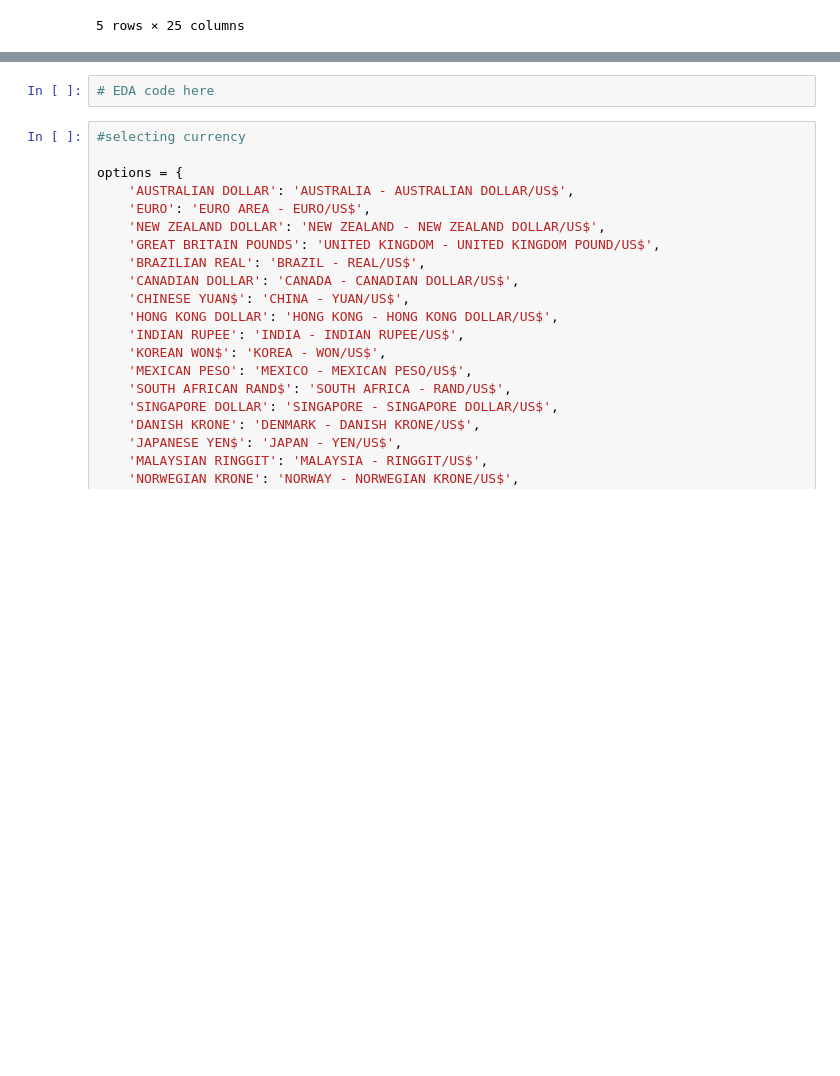
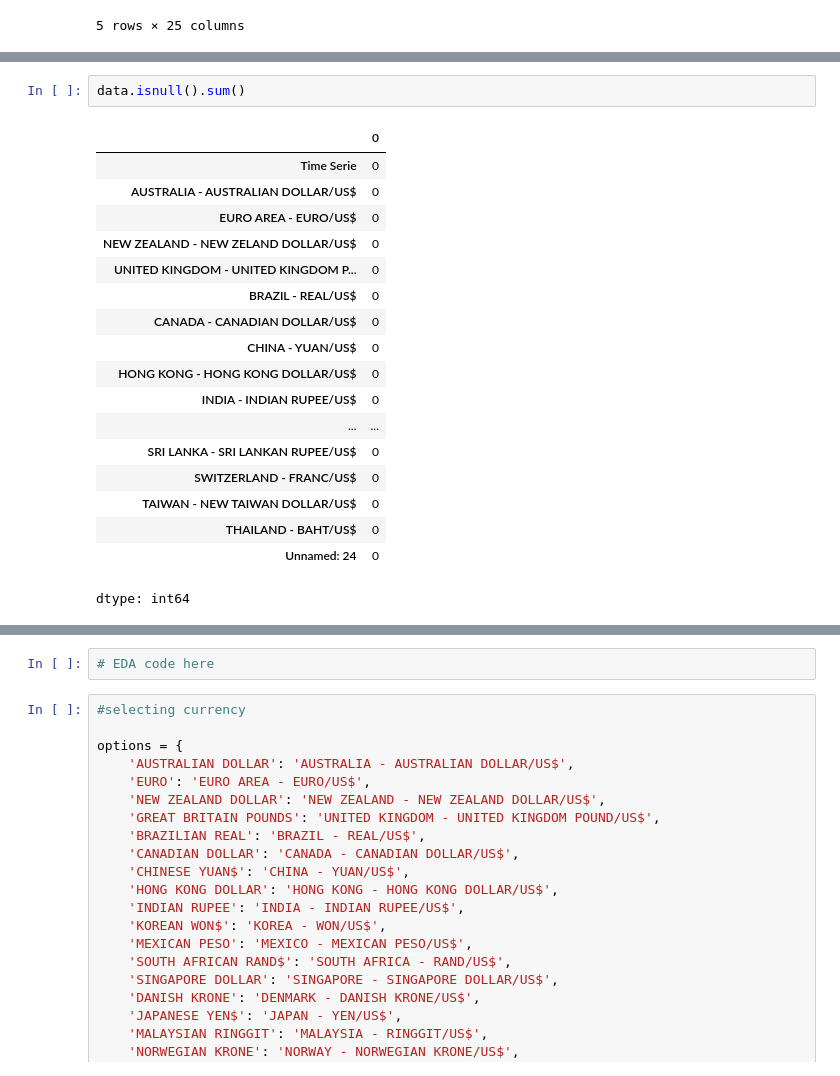
Before and after one commit to ichagabby-maker/forex-currency-predictor, a Jupyter notebook: analysis.ipynb, the cells around one changed output, grey strips where cells are left out. Cells and saved outputs as stored; diff of their text form; blank space fills up the shorter version.

```diff
--- a/analysis.ipynb
+++ b/analysis.ipynb
@@ -21,0 +52,21 @@ data.head()
+# %%
+data.isnull().sum()
+# %% [output]
+|  | 0 |
+| Time Serie | 0 |
+| AUSTRALIA - AUSTRALIAN DOLLAR/US$ | 0 |
+| EURO AREA - EURO/US$ | 0 |
+| NEW ZEALAND - NEW ZELAND DOLLAR/US$ | 0 |
+| UNITED KINGDOM - UNITED KINGDOM P... | 0 |
+| BRAZIL - REAL/US$ | 0 |
+| CANADA - CANADIAN DOLLAR/US$ | 0 |
+| CHINA - YUAN/US$ | 0 |
+| HONG KONG - HONG KONG DOLLAR/US$ | 0 |
+| INDIA - INDIAN RUPEE/US$ | 0 |
+| ... | ... |
+| SRI LANKA - SRI LANKAN RUPEE/US$ | 0 |
+| SWITZERLAND - FRANC/US$ | 0 |
+| TAIWAN - NEW TAIWAN DOLLAR/US$ | 0 |
+| THAILAND - BAHT/US$ | 0 |
+| Unnamed: 24 | 0 |
+dtype: int64
```
Also changed, not shown: parts of 8 cells of this notebook.
